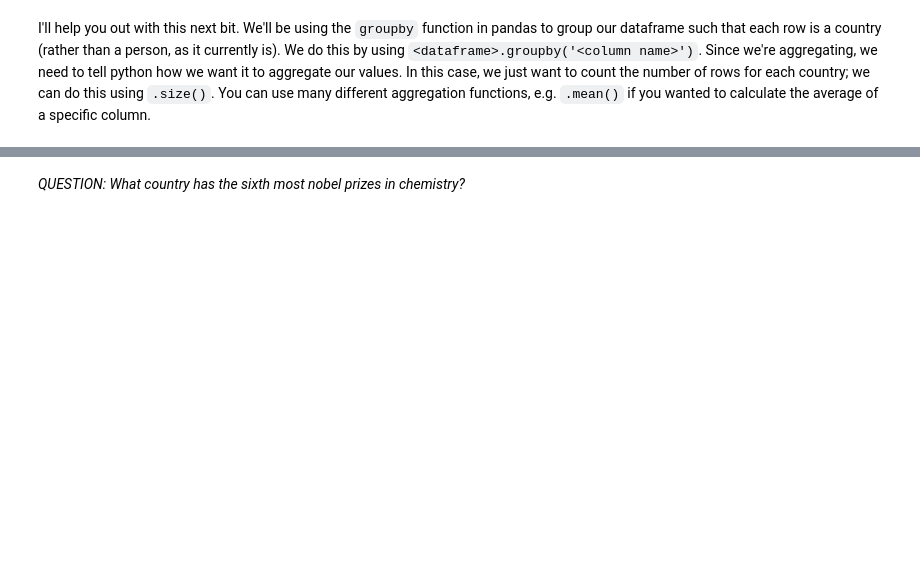
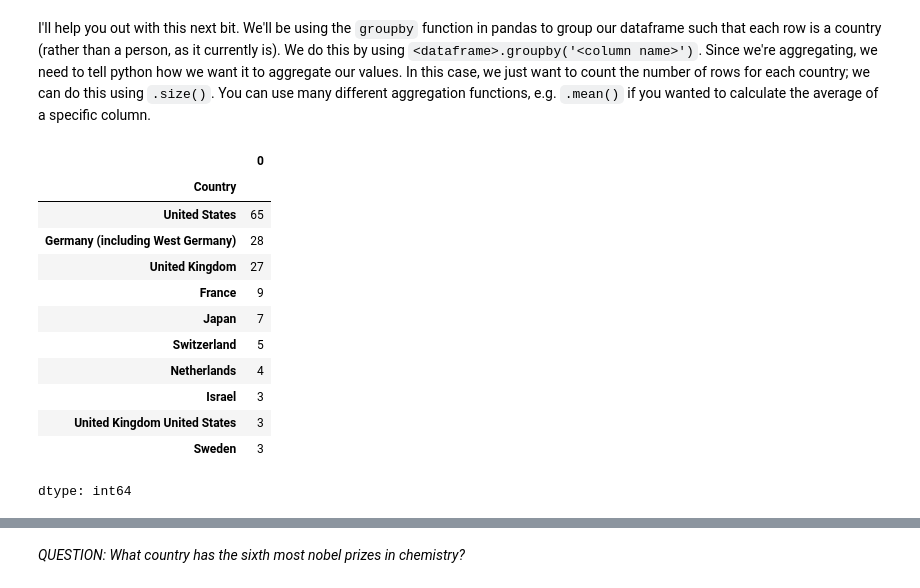
Before and after one commit to rubydelanerolle/QM2, a Jupyter notebook: notebooks/W02. Pandas.ipynb, the cells around one changed output, grey strips where cells are left out. Cells and saved outputs as stored; diff of their text form; code cells hidden in the pictures; blank space fills up the shorter version.

```diff
--- a/notebooks/W02. Pandas.ipynb
+++ b/notebooks/W02. Pandas.ipynb
@@ -496,8 +548,30 @@ Using the following URL https://en.wikipedia.org/wiki/List_of_Nobel_laureates_in
 # %% [markdown]
 I'll help you out with this next bit. We'll be using the `groupby` function in pandas to group our dataframe such that each row is a country (rather than a person, as it currently is). We do this by using `<dataframe>.groupby('<column name>')`. Since we're aggregating, we need to tell python how we want it to aggregate our values. In this case, we just want to count the number of rows for each country; we can do this using `.size()`. You can use many different aggregation functions, e.g. `.mean()` if you wanted to calculate the average of a specific column.
 # %%
+#remove 'not awarded' country
+chem = chem[chem['Country'] != 'Not awarded']
+chem = chem
+
 # create a new dataframe called 'country' in which each row is a country, and the values represent the number of nobel laureates.
+country = chem.groupby('Country').size()
 
 # now sort it in descending order
+country = country.sort_values(ascending=False)
 
 # finally, plot the top 10 countries
+top_ten_countries = country.head(10)
+top_ten_countries
+# %% [output]
+|  | 0 |
+| Country |  |
+| United States | 65 |
+| Germany (including West Germany) | 28 |
+| United Kingdom | 27 |
+| France | 9 |
+| Japan | 7 |
+| Switzerland | 5 |
+| Netherlands | 4 |
+| Israel | 3 |
+| United Kingdom United States | 3 |
+| Sweden | 3 |
+dtype: int64
```
Also changed, not shown: parts of 5 cells of this notebook.
